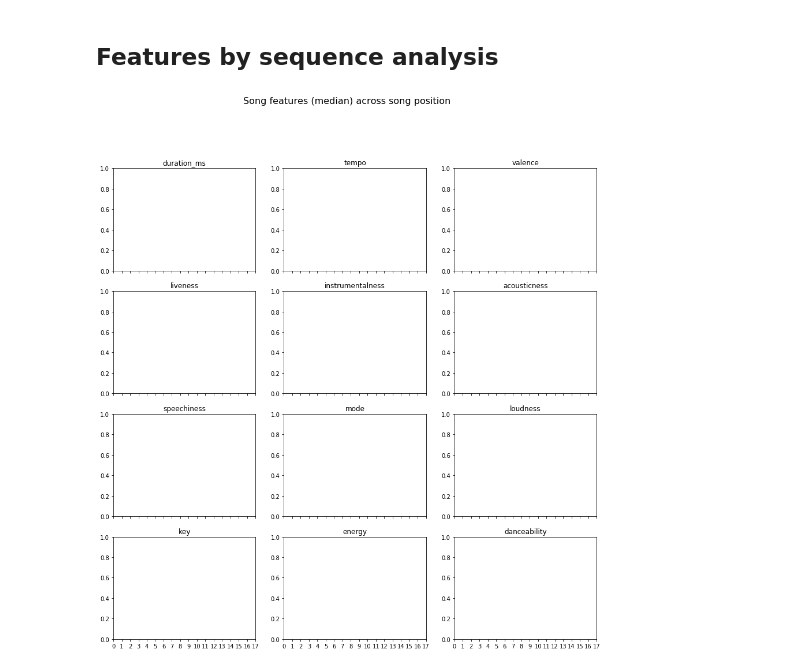
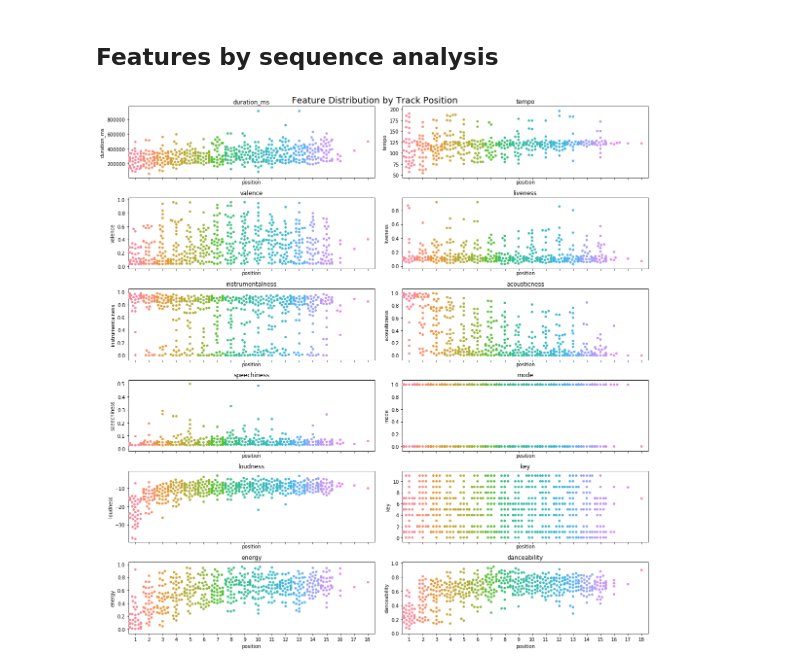
Before and after one commit to alistairwgillespie/wmw_deep_playlist_generator, a Jupyter notebook: 1_Explore.ipynb, the cells around one changed output. Saved outputs shown, nothing was run; the diff lists cells and outputs as text; code cells hidden in the pictures.

```diff
--- a/1_Explore.ipynb
+++ b/1_Explore.ipynb
@@ -34,9 +36,9 @@ import spotipy
 import spotipy.util as util
 
 # Spotify for developers client auth variables
-username = os.environ['SPOTIFY_EMAIL']
-spotify_id = os.environ['SPOTIFY_ID']
-spotify_secret = os.environ['SPOTIFY_SECRET']
+username = config.SPOTIFY_EMAIL
+spotify_id = config.SPOTIFY_ID
+spotify_secret = config.SPOTIFY_SECRET
 
 # Set API scope
 scope='playlist-read-private, playlist-modify-private, playlist-modify-public'
@@ -177,27 +179,22 @@ ax = sns.countplot(x="volume", data=songs_df)
 # %%
 # Features
 track_features = ['danceability', 'energy', 'key', 'loudness', 'mode', 'speechiness',
                   'acousticness', 'instrumentalness', 'liveness', 'valence', 'tempo', 'duration_ms']
 
 # Setup grid for subplots
-f, axes = plt.subplots(4, 3, sharex=True, figsize=(15,15))
+f, axes = plt.subplots(6, 2, sharex=True, figsize=(16,16))
 
-# Plot mean danceability and other song features over playlist positions
-pl_position_df = songs_df.groupby(['position']).agg('median').reset_index()
-
-for i in range(4):
-    for j in range(3):
+for i in range(6):
+    for j in range(2):
         feat = track_features.pop()
         axes[i,j].set_title(feat)
-        g = sns.relplot(x="position", y=feat, kind="line", data=songs_df, ax=axes[i, j]);
-        g = (g.set_axis_labels("Playlist Position","Median "+ feat));
+        g = sns.swarmplot(x='position', y=feat, data=songs_df, ax=axes[i,j])
         axes[i, j].set_xticks(np.arange(0, 18, 1.0))
 
-# Hacky way to get rid of empty plots
-for i in range(2, 14):
-    plt.close(i)
+    f.suptitle('Feature Distribution by Track Position', fontsize=18, y=.995)
 
-f.suptitle('Song features (median) across song position', fontsize=16, y=.995)
+plt.tight_layout()
+
 plt.show();
 # %% [output]
-[figure, old version]
+[figure, new version]
```
Also changed, not shown: parts of 5 cells of this notebook, 10 other files.
